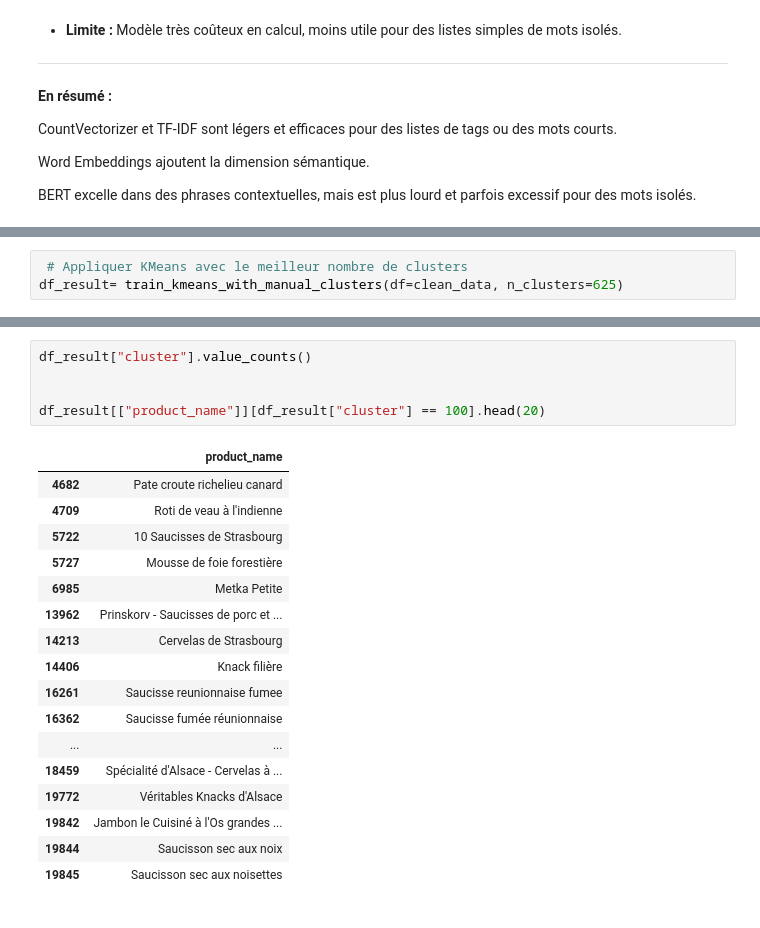
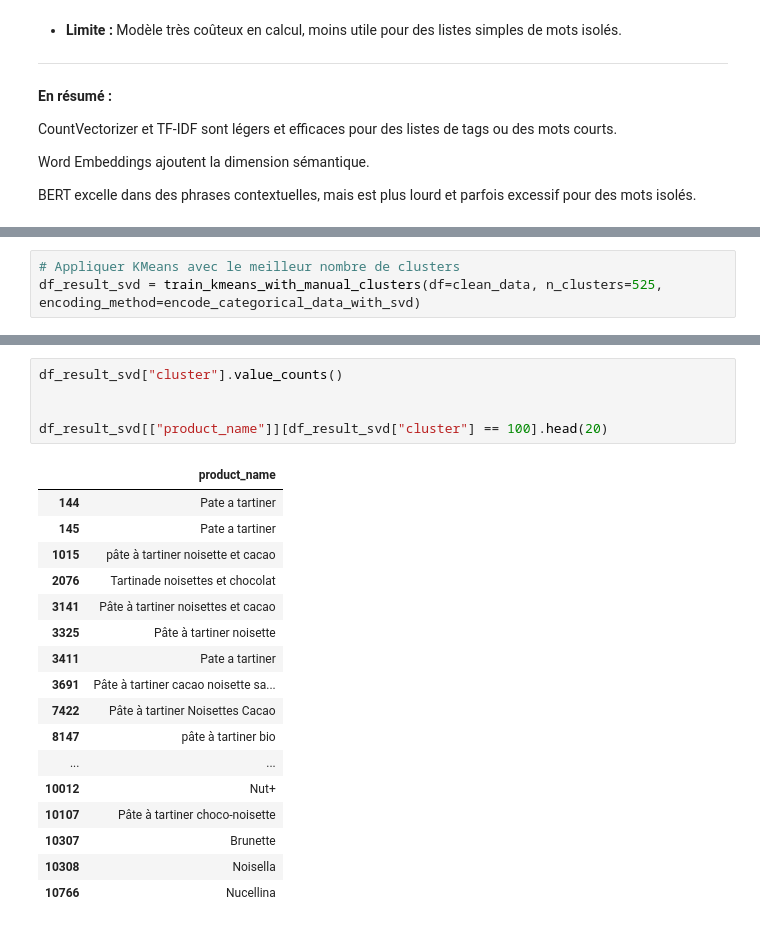
Before and after one commit to littlerobinson/foodstuffs_recommendation, a Jupyter notebook: notebooks/research_alex.ipynb, the cells around one changed output, grey strips where cells are left out. Drawn from its saved outputs; the diff is of its cells as text.

```diff
--- a/notebooks/research_alex.ipynb
+++ b/notebooks/research_alex.ipynb
@@ -993,4 +1050,4 @@ Inertia: [74509.85943038689, 67214.27912583356, 61814.82201236593, 58164.8198278
 # %%
- # Appliquer KMeans avec le meilleur nombre de clusters
-df_result= train_kmeans_with_manual_clusters(df=clean_data, n_clusters=625)
+# Appliquer KMeans avec le meilleur nombre de clusters
+df_result_svd = train_kmeans_with_manual_clusters(df=clean_data, n_clusters=525, encoding_method=encode_categorical_data_with_svd)
 # %% [output]
@@ -1054,23 +1131,23 @@ cluster_count_df[cluster_count_df["count"] > 10]
 # %%
-df_result["cluster"].value_counts()
+df_result_svd["cluster"].value_counts()
 
 
-df_result[["product_name"]][df_result["cluster"] == 100].head(20)
+df_result_svd[["product_name"]][df_result_svd["cluster"] == 100].head(20)
 # %% [output]
 |  | product_name |
-| 4682 | Pate croute richelieu canard |
-| 4709 | Roti de veau à l'indienne |
-| 5722 | 10 Saucisses de Strasbourg |
-| 5727 | Mousse de foie forestière |
-| 6985 | Metka Petite |
-| 13962 | Prinskorv - Saucisses de porc et ... |
-| 14213 | Cervelas de Strasbourg |
-| 14406 | Knack filière |
-| 16261 | Saucisse reunionnaise fumee |
-| 16362 | Saucisse fumée réunionnaise |
+| 144 | Pate a tartiner |
+| 145 | Pate a tartiner |
+| 1015 | pâte à tartiner noisette et cacao |
+| 2076 | Tartinade noisettes et chocolat |
+| 3141 | Pâte à tartiner noisettes et cacao |
+| 3325 | Pâte à tartiner noisette |
+| 3411 | Pate a tartiner |
+| 3691 | Pâte à tartiner cacao noisette sa... |
+| 7422 | Pâte à tartiner Noisettes Cacao |
+| 8147 | pâte à tartiner bio |
 | ... | ... |
-| 18459 | Spécialité d'Alsace - Cervelas à ... |
-| 19772 | Véritables Knacks d'Alsace |
-| 19842 | Jambon le Cuisiné à l'Os grandes ... |
-| 19844 | Saucisson sec aux noix |
-| 19845 | Saucisson sec aux noisettes |
+| 10012 | Nut+ |
+| 10107 | Pâte à tartiner choco-noisette |
+| 10307 | Brunette |
+| 10308 | Noisella |
+| 10766 | Nucellina |
```
Also changed, not shown: parts of 15 cells of this notebook.
